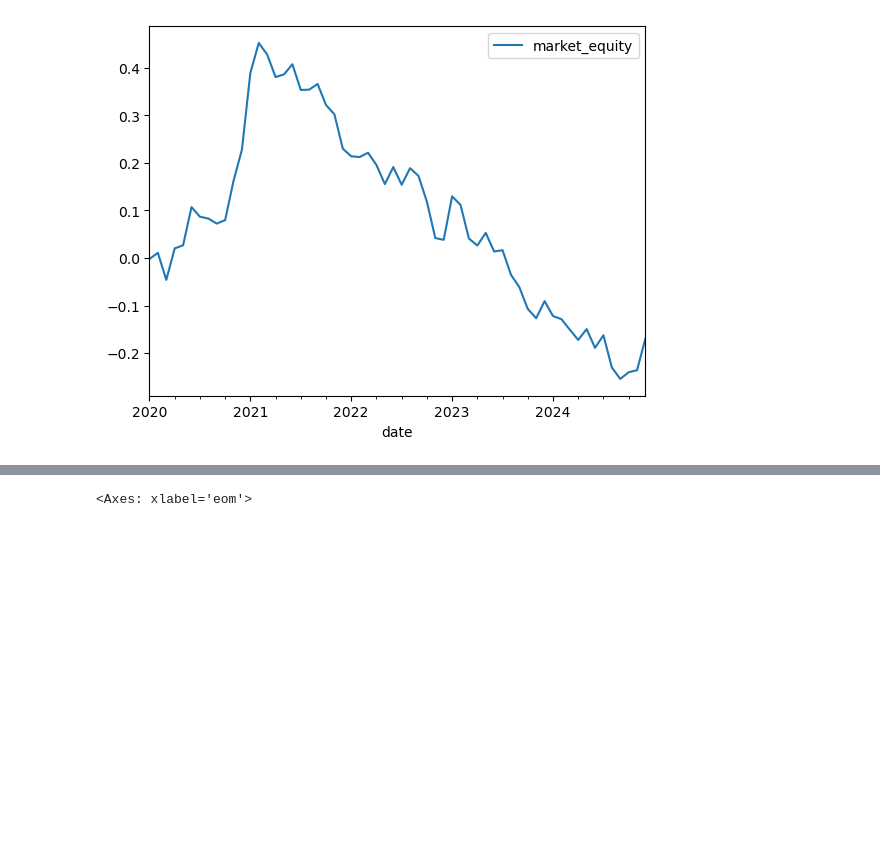
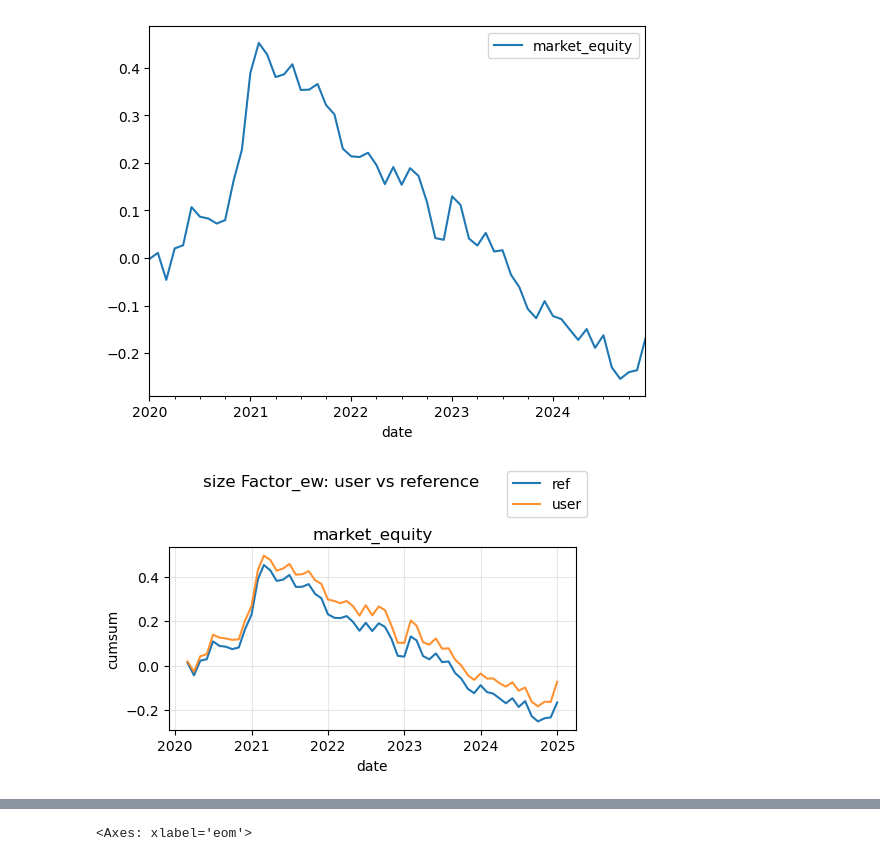
Before and after one commit to JiyeongBok/KAIST-BAF634-2025, a Jupyter notebook: size_factor.ipynb, the cells around one changed output, grey strips where cells are left out. Drawn from its saved outputs; the diff is of its cells as text; code cells hidden in the pictures; blank space fills up the shorter version.

```diff
--- a/size_factor.ipynb
+++ b/size_factor.ipynb
@@ -226,3 +226,13 @@ size_factor_ew_answer.loc['2020-01-31':, :].cumsum().plot()
 # %%
 my_factor = pd.DataFrame(size_factor_returns_ew)
 my_factor.columns = ['market_equity']
+# %%
+from qdl import  validator
+report = validator.validate_factor(
+    user=my_factor,
+    reference=size_factor_ew_answer,
+    return_plot=True,
+    plot_title="size Factor_ew: user vs reference",
+)
+# %% [output]
+[figure, added]
```
Also changed, not shown: parts of 6 cells of this notebook.
